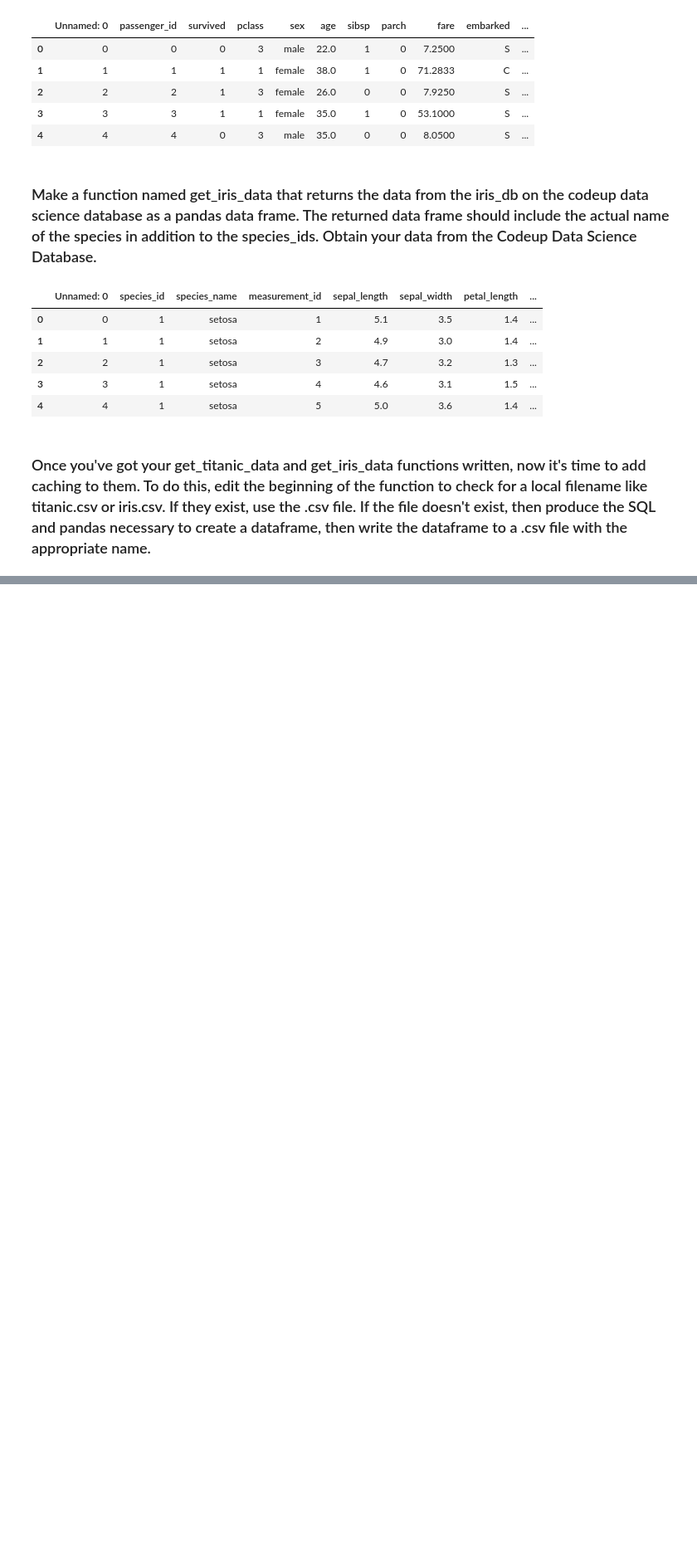
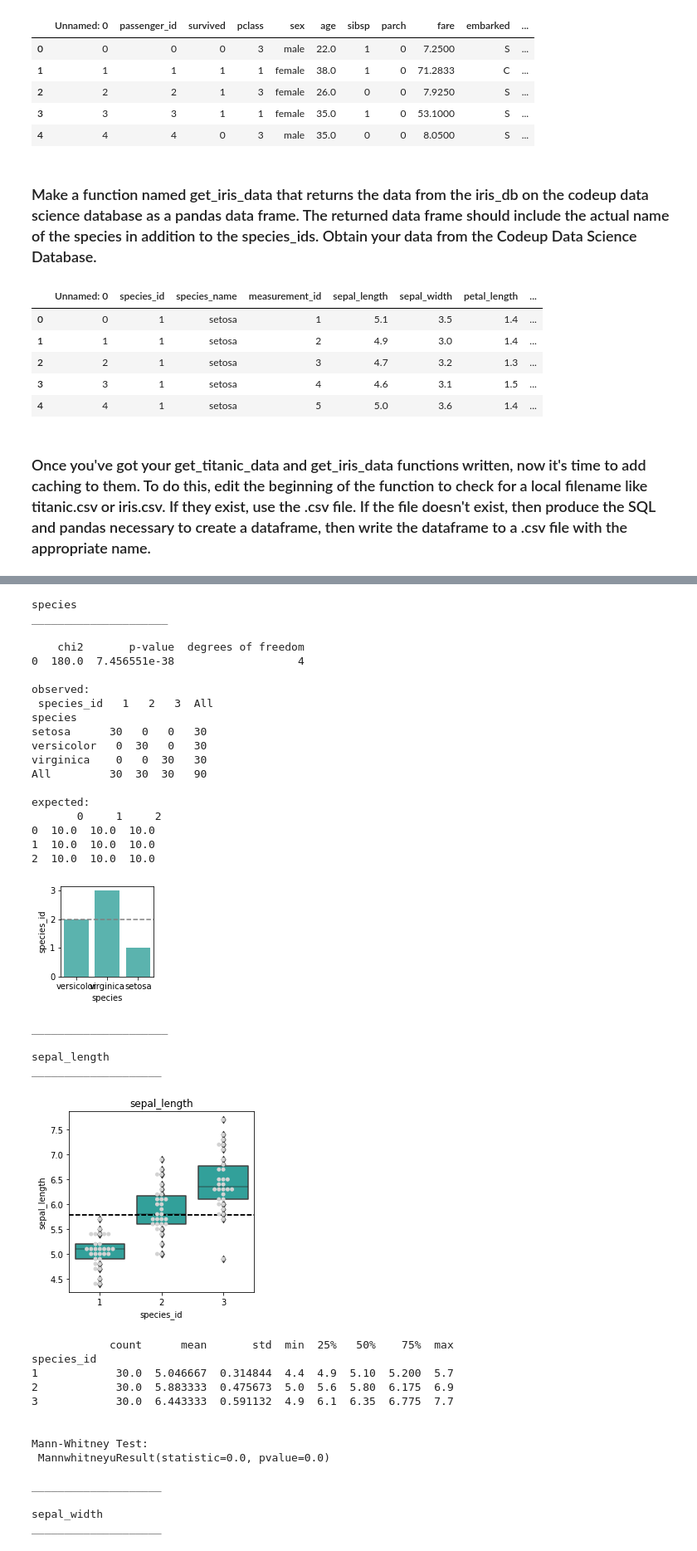
Before and after one commit to JaredVahle/classification-exercises, a Jupyter notebook: classification_exercises.ipynb, the cells around one changed output, grey strips where cells are left out. Shown at 83% size. Saved outputs shown, nothing was run; the diff lists cells and outputs as text; code cells hidden in the pictures; blank space fills up the shorter version.

```diff
--- a/classification_exercises.ipynb
+++ b/classification_exercises.ipynb
@@ -444,0 +526,44 @@ def prep_iris_data(df):
+# %%
+cat_vars = ["species"]
+# %%
+explore.explore_bivariate(train,"species_id",cat_vars,quant_vars)
+# %% [output]
+species
+_____________________
+
+    chi2       p-value  degrees of freedom
+0  180.0  7.456551e-38                   4
+
+observed:
+ species_id   1   2   3  All
+species
+setosa      30   0   0   30
+versicolor   0  30   0   30
+virginica    0   0  30   30
+All         30  30  30   90
+
+expected:
+       0     1     2
+0  10.0  10.0  10.0
+1  10.0  10.0  10.0
+2  10.0  10.0  10.0
+[figure, added]
+_____________________
+
+sepal_length
+____________________
+[figure, added]
+            count      mean       std  min  25%   50%    75%  max
+species_id
+1            30.0  5.046667  0.314844  4.4  4.9  5.10  5.200  5.7
+2            30.0  5.883333  0.475673  5.0  5.6  5.80  6.175  6.9
+3            30.0  6.443333  0.591132  4.9  6.1  6.35  6.775  7.7
+
+
+Mann-Whitney Test:
+ MannwhitneyuResult(statistic=0.0, pvalue=0.0)
+
+____________________
+
+sepal_width
+____________________
```
Also changed, not shown: parts of 26 cells of this notebook, 2 other files.
